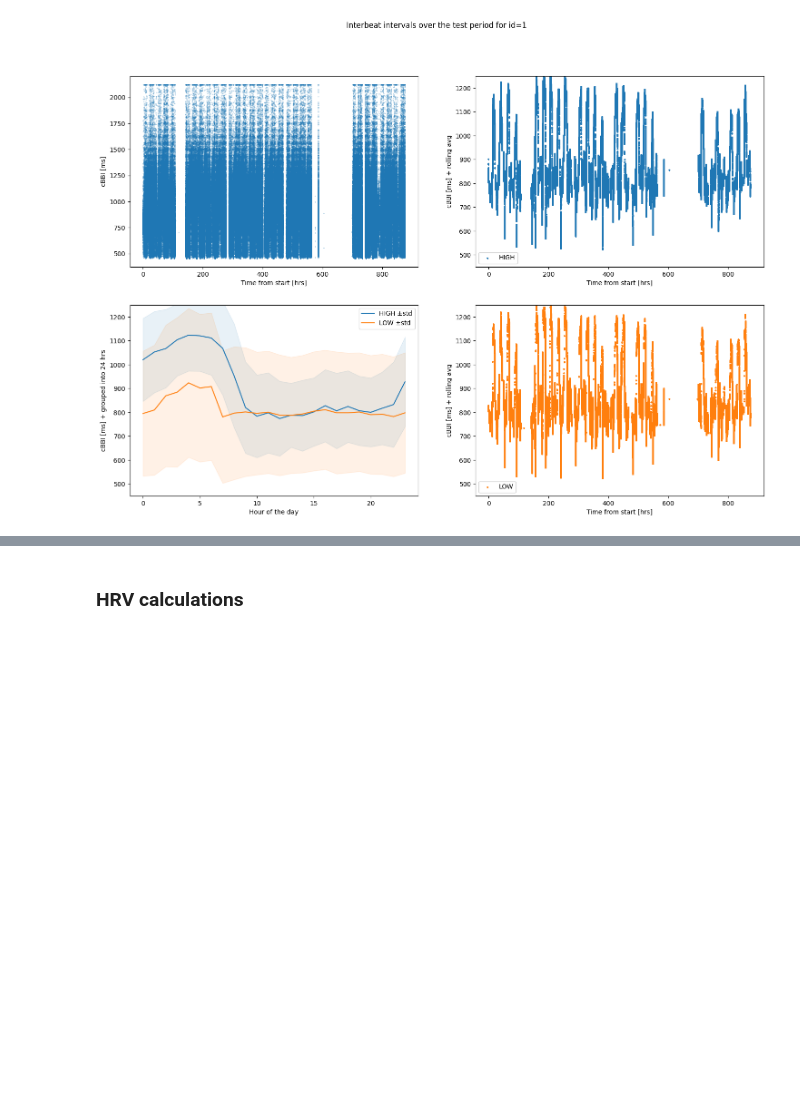
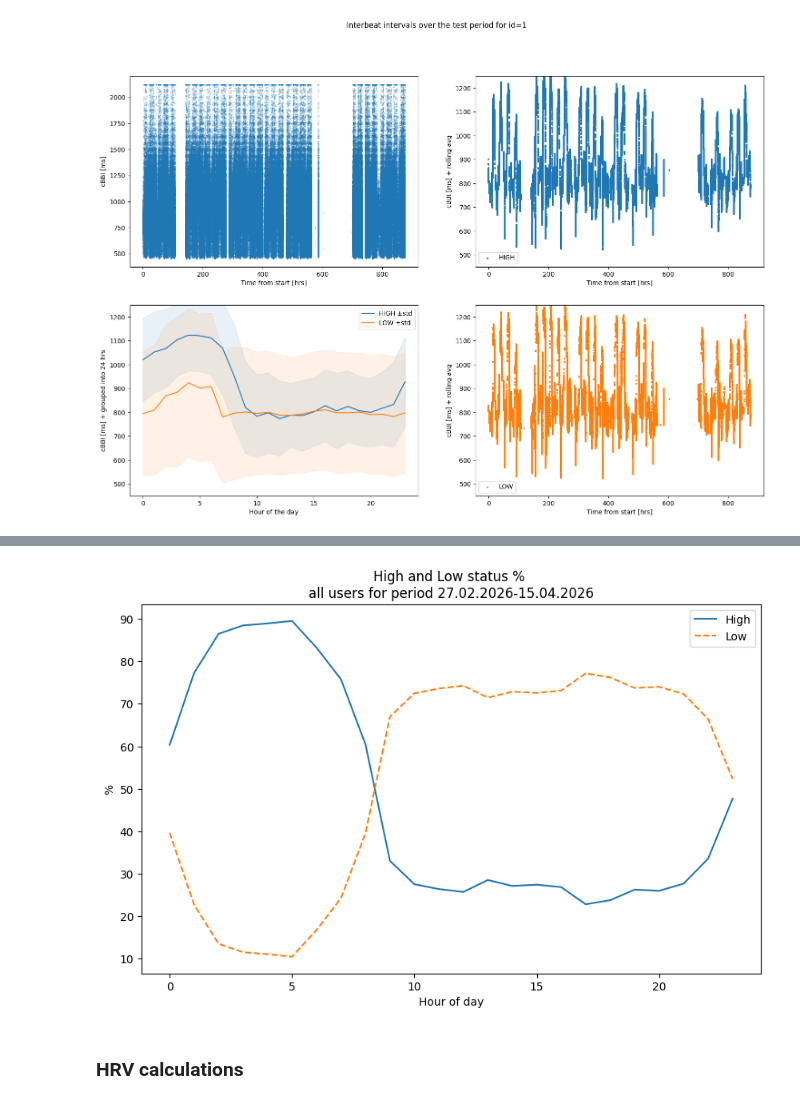
Before and after one commit to mol2people/tiktok_hrv, a Jupyter notebook: eda_hrv.ipynb, the cells around one changed output, grey strips where cells are left out. Cells and saved outputs as stored; diff of their text form; code cells hidden in the pictures; blank space fills up the shorter version.

```diff
--- a/eda_hrv.ipynb
+++ b/eda_hrv.ipynb
@@ -414,0 +404,7 @@ dtype: int64
+# %%
+hr=pd.to_datetime(df['timeLocal_ms'], unit='ms').dt.hour
+gr=df.groupby([hr, 'Status'])['BBI (ms)'].size().unstack('Status')
+sums=gr['HIGH_CONFIDENCE']+gr['LOW_CONFIDENCE']
+gr.loc[:, 'HIGH_CONFIDENCE%']=round(100*gr['HIGH_CONFIDENCE']/sums, 2)
+gr.loc[:, 'LOW_CONFIDENCE%']=round(100*gr['LOW_CONFIDENCE']/sums, 2)
+gr
@@ -415,2 +430,13 @@ dtype: int64
+# %%
+fig,ax=plt.subplots(nrows=1, ncols=1, figsize=(10,6))
+ax.plot(gr.index, gr['HIGH_CONFIDENCE%'], linestyle='solid', label='High', c='tab:blue')
+ax.plot(gr.index, gr['LOW_CONFIDENCE%'], linestyle='dashed', label='Low', c='tab:orange')
+ax.legend()
+ax.set_ylabel('%')
+ax.set_xlabel('Hour of day')
+ax.set_title(f'High and Low status % \nall users for period 27.02.2026-15.04.2026')
+plt.savefig('low_vs_high fraction 27.02.2026-15.04.2026 data.png')
+# %% [output]
+[figure, added]
 # %% [markdown]
 ### HRV calculations
```
Also changed, not shown: parts of 5 cells of this notebook.
